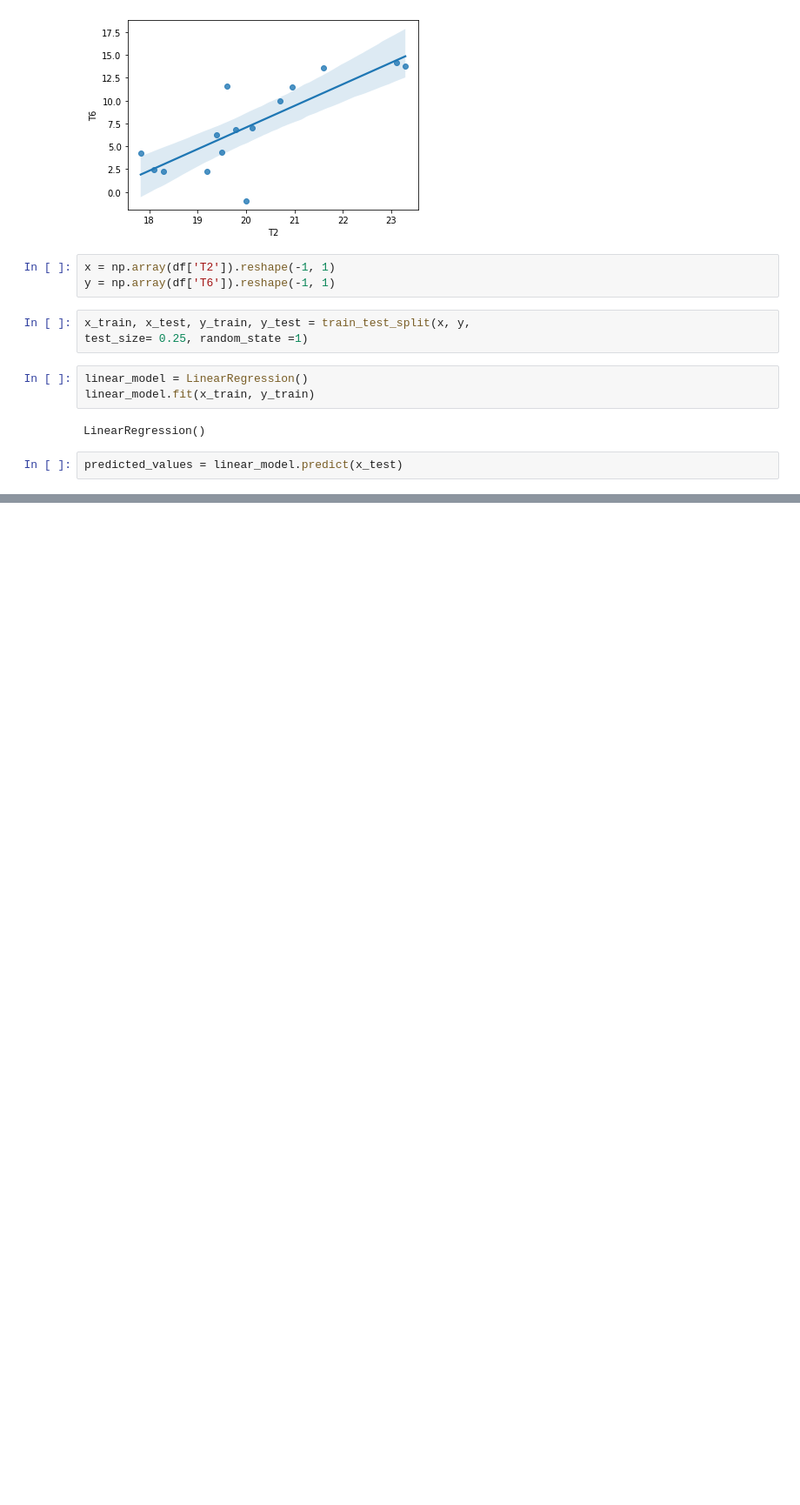
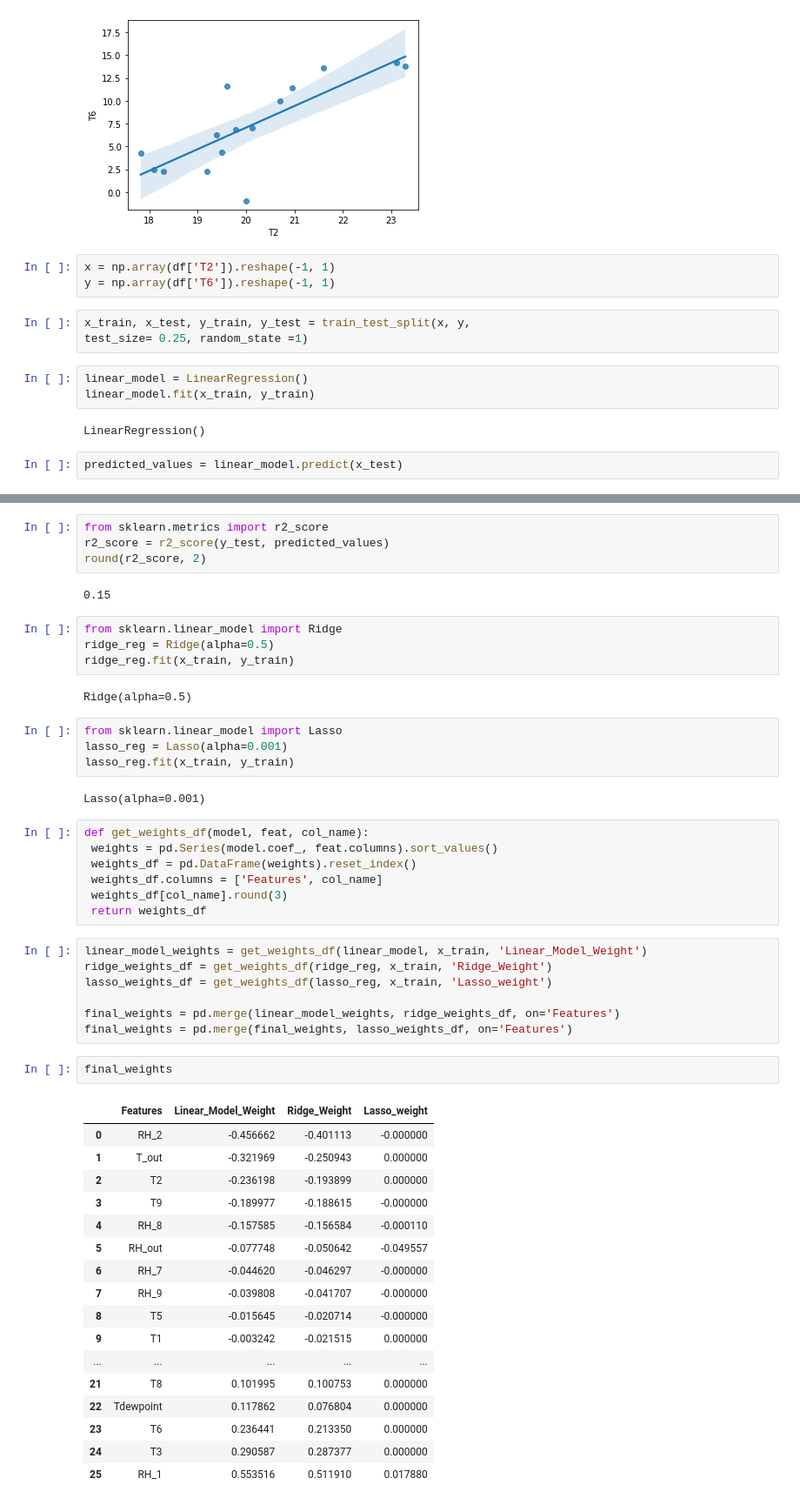
Before and after one commit to damiflames/GLSL-PathTracer, a Jupyter notebook: Untitled2.ipynb, the cells around one changed output, grey strips where cells are left out. Shown: that part at 87% size. Cells and saved outputs as stored; diff of their text form; blank space fills up the shorter version.

```diff
--- a/Untitled2.ipynb
+++ b/Untitled2.ipynb
@@ -54,0 +85,52 @@ round(r2_score, 3)
+# %%
+from sklearn.metrics import r2_score
+r2_score = r2_score(y_test, predicted_values)
+round(r2_score, 2)
+# %% [output]
+0.15
+# %%
+from sklearn.linear_model import Ridge
+ridge_reg = Ridge(alpha=0.5)
+ridge_reg.fit(x_train, y_train)
+# %% [output]
+Ridge(alpha=0.5)
+# %%
+from sklearn.linear_model import Lasso
+lasso_reg = Lasso(alpha=0.001)
+lasso_reg.fit(x_train, y_train)
+# %% [output]
+Lasso(alpha=0.001)
+# %%
+def get_weights_df(model, feat, col_name):
+ weights = pd.Series(model.coef_, feat.columns).sort_values()
+ weights_df = pd.DataFrame(weights).reset_index()
+ weights_df.columns = ['Features', col_name]
+ weights_df[col_name].round(3)
+ return weights_df
+# %%
+linear_model_weights = get_weights_df(linear_model, x_train, 'Linear_Model_Weight')
+ridge_weights_df = get_weights_df(ridge_reg, x_train, 'Ridge_Weight')
+lasso_weights_df = get_weights_df(lasso_reg, x_train, 'Lasso_weight')
+
+final_weights = pd.merge(linear_model_weights, ridge_weights_df, on='Features')
+final_weights = pd.merge(final_weights, lasso_weights_df, on='Features')
+# %%
+final_weights
+# %% [output]
+|  | Features | Linear_Model_Weight | Ridge_Weight | Lasso_weight |
+| 0 | RH_2 | -0.456662 | -0.401113 | -0.000000 |
+| 1 | T_out | -0.321969 | -0.250943 | 0.000000 |
+| 2 | T2 | -0.236198 | -0.193899 | 0.000000 |
+| 3 | T9 | -0.189977 | -0.188615 | -0.000000 |
+| 4 | RH_8 | -0.157585 | -0.156584 | -0.000110 |
+| 5 | RH_out | -0.077748 | -0.050642 | -0.049557 |
+| 6 | RH_7 | -0.044620 | -0.046297 | -0.000000 |
+| 7 | RH_9 | -0.039808 | -0.041707 | -0.000000 |
+| 8 | T5 | -0.015645 | -0.020714 | -0.000000 |
+| 9 | T1 | -0.003242 | -0.021515 | 0.000000 |
+| ... | ... | ... | ... | ... |
+| 21 | T8 | 0.101995 | 0.100753 | 0.000000 |
+| 22 | Tdewpoint | 0.117862 | 0.076804 | 0.000000 |
+| 23 | T6 | 0.236441 | 0.213350 | 0.000000 |
+| 24 | T3 | 0.290587 | 0.287377 | 0.000000 |
+| 25 | RH_1 | 0.553516 | 0.511910 | 0.017880 |
```
Also changed, not shown: parts of 9 cells of this notebook.
